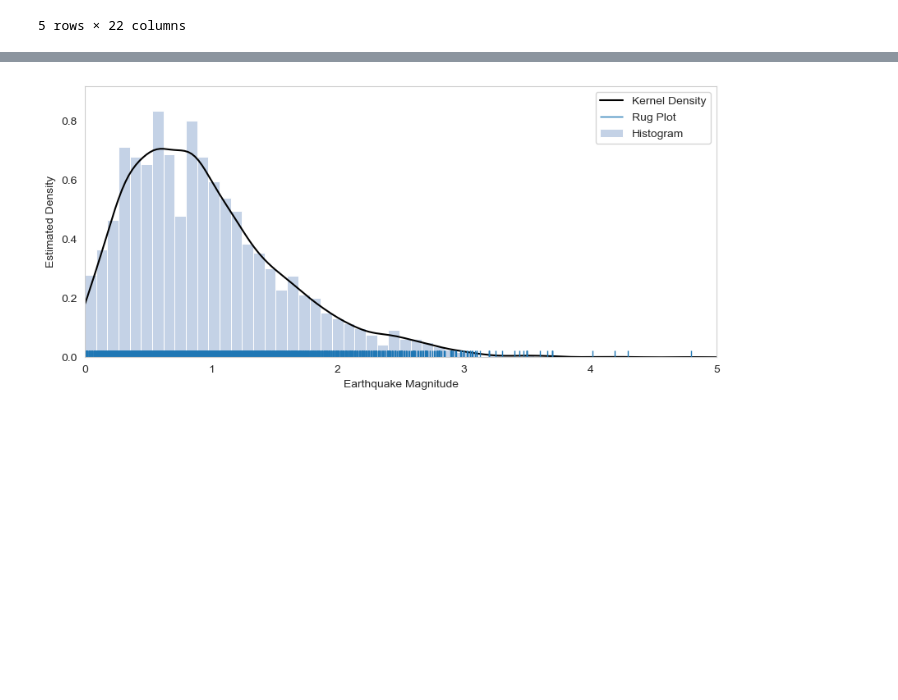
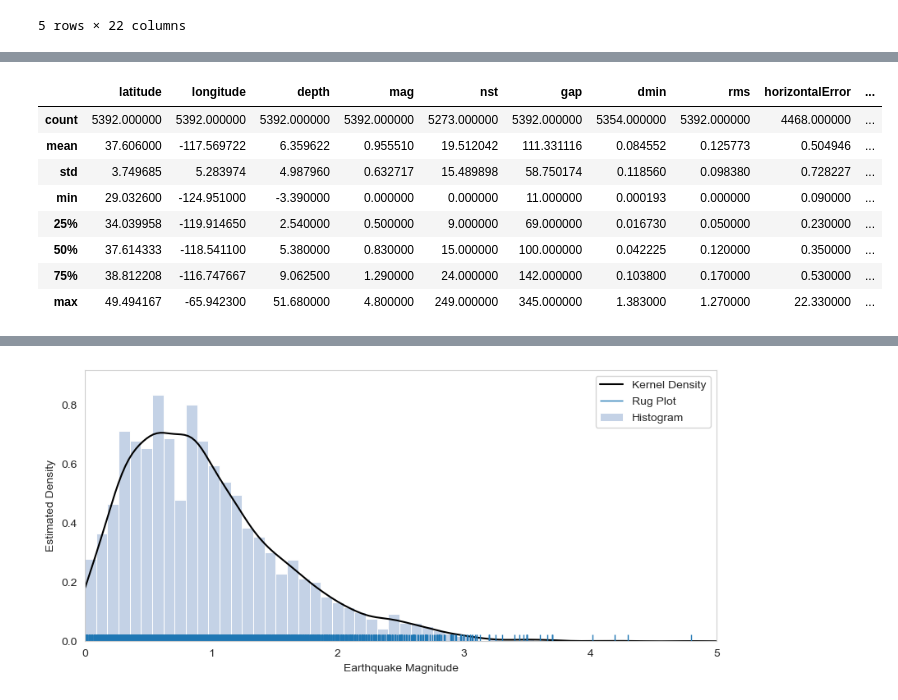
Before and after one commit to tkolufon/EDA, a Jupyter notebook: EDA_Earthquake.ipynb, the cells around one changed output, grey strips where cells are left out. Cells and saved outputs as stored; diff of their text form; code cells hidden in the pictures; blank space fills up the shorter version.

```diff
--- a/EDA_Earthquake.ipynb
+++ b/EDA_Earthquake.ipynb
@@ -38,0 +59,14 @@ earthquake_df.head()
+# %%
+# Summary of numerical statistics
+
+earthquake_df.describe()
+# %% [output]
+|  | latitude | longitude | depth | mag | nst | gap | dmin | rms | horizontalError | ... |
+| count | 5392.000000 | 5392.000000 | 5392.000000 | 5392.000000 | 5273.000000 | 5392.000000 | 5354.000000 | 5392.000000 | 4468.000000 | ... |
+| mean | 37.606000 | -117.569722 | 6.359622 | 0.955510 | 19.512042 | 111.331116 | 0.084552 | 0.125773 | 0.504946 | ... |
+| std | 3.749685 | 5.283974 | 4.987960 | 0.632717 | 15.489898 | 58.750174 | 0.118560 | 0.098380 | 0.728227 | ... |
+| min | 29.032600 | -124.951000 | -3.390000 | 0.000000 | 0.000000 | 11.000000 | 0.000193 | 0.000000 | 0.090000 | ... |
+| 25% | 34.039958 | -119.914650 | 2.540000 | 0.500000 | 9.000000 | 69.000000 | 0.016730 | 0.050000 | 0.230000 | ... |
+| 50% | 37.614333 | -118.541100 | 5.380000 | 0.830000 | 15.000000 | 100.000000 | 0.042225 | 0.120000 | 0.350000 | ... |
+| 75% | 38.812208 | -116.747667 | 9.062500 | 1.290000 | 24.000000 | 142.000000 | 0.103800 | 0.170000 | 0.530000 | ... |
+| max | 49.494167 | -65.942300 | 51.680000 | 4.800000 | 249.000000 | 345.000000 | 1.383000 | 1.270000 | 22.330000 | ... |
```
Also changed, not shown: parts of 17 cells of this notebook, 1 other file.
